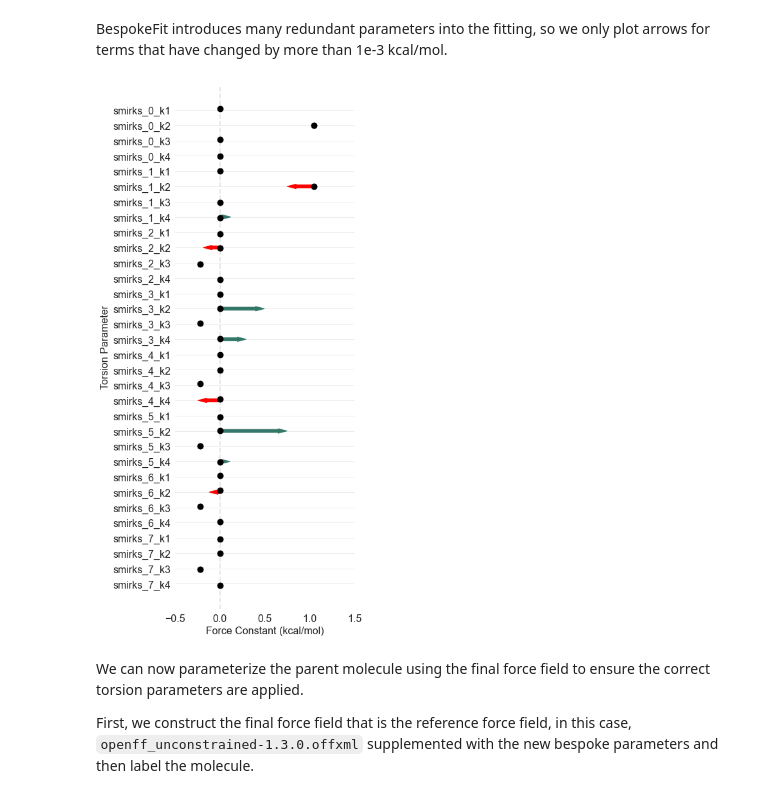
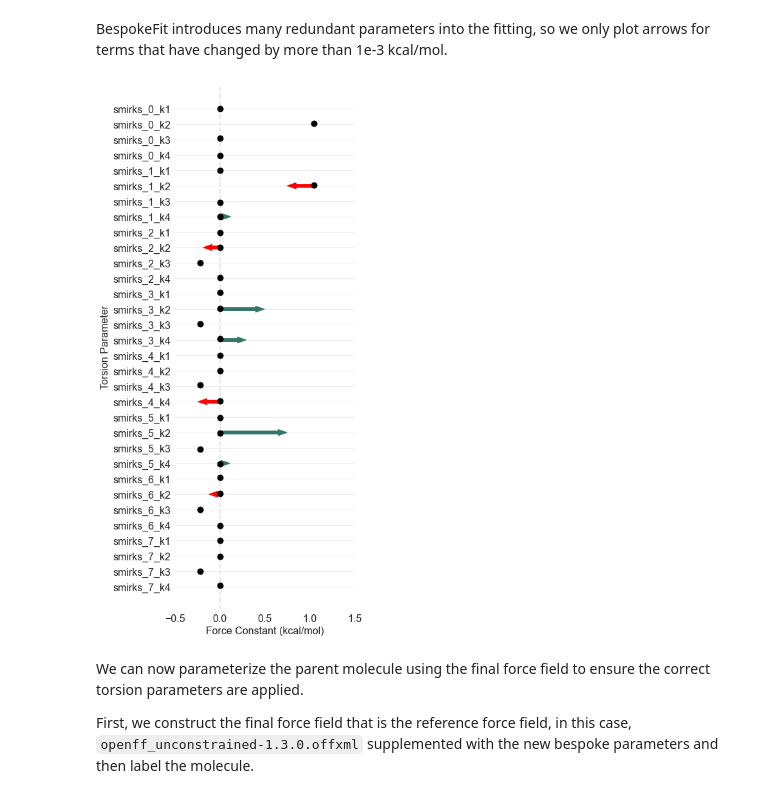
Before and after one commit to openforcefield/2021-bespokefit-workshop, a Jupyter notebook: workshop.ipynb, the cells around one changed output. Cells and saved outputs as stored; diff of their text form; code cells hidden in the pictures.

```diff
--- a/workshop.ipynb
+++ b/workshop.ipynb
@@ -431,35 +429,35 @@ ax = sns.stripplot(data=df,
                    y='parameter',
                    orient='h',
                    order=df['parameter'],
                    size=10,
                    color='black')
 ax.grid(axis='y', color='0.9')
 #add arrows to plot only if the parameter changed by more than 1e-3 kcal/mol
 for i in range(len(df.index)):
     term = df.iloc[i]
     if abs(term["change"]) > 1e-3:
         if term["after"] > term["before"]:
             arrow_color = '#347768'
         elif term["after"] < term["before"]:
             arrow_color = 'red'
         else:
             arrow_color = 'black'
         ax.arrow(term["before"],        #x start point
                  i,                      #y start point
                  term["change"],       #change in x
                  0,                      #change in y
-                 head_width=0.3,         #arrow head width
+                 head_width=0.4,         #arrow head width
                  head_length=0.1,        #arrow head length
                  width=0.2,              #arrow stem width
                  fc=arrow_color,             #arrow fill color
                  ec=arrow_color)
 ax.axvline(x=0, color='0.9', ls='--', lw=2, zorder=0)
 ax.set_xlim(-0.5,1.5)
 ax.set_xlabel('Force Constant (kcal/mol)')
 ax.set_ylabel('Torsion Parameter')
 sns.despine(left=True, bottom=True)
 # %% [output]
-[figure, old version]
+[figure, new version]
 # %% [markdown]
 We can now parameterize the parent molecule using the final force field to ensure the correct torsion parameters are applied.
 
```
Also changed, not shown: parts of 9 cells of this notebook, 3 other files.
